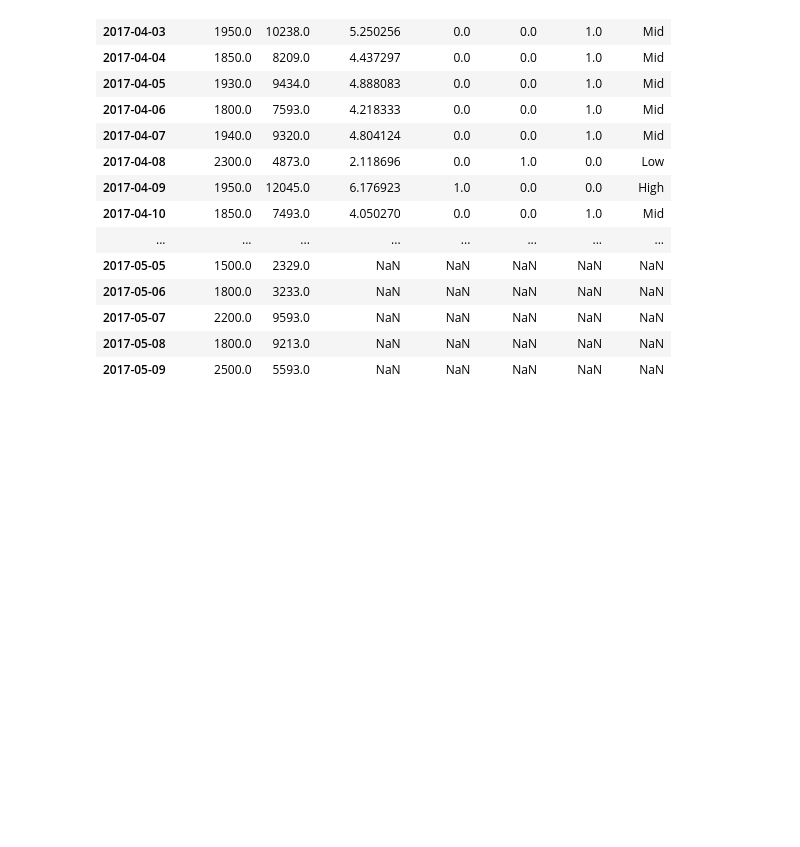
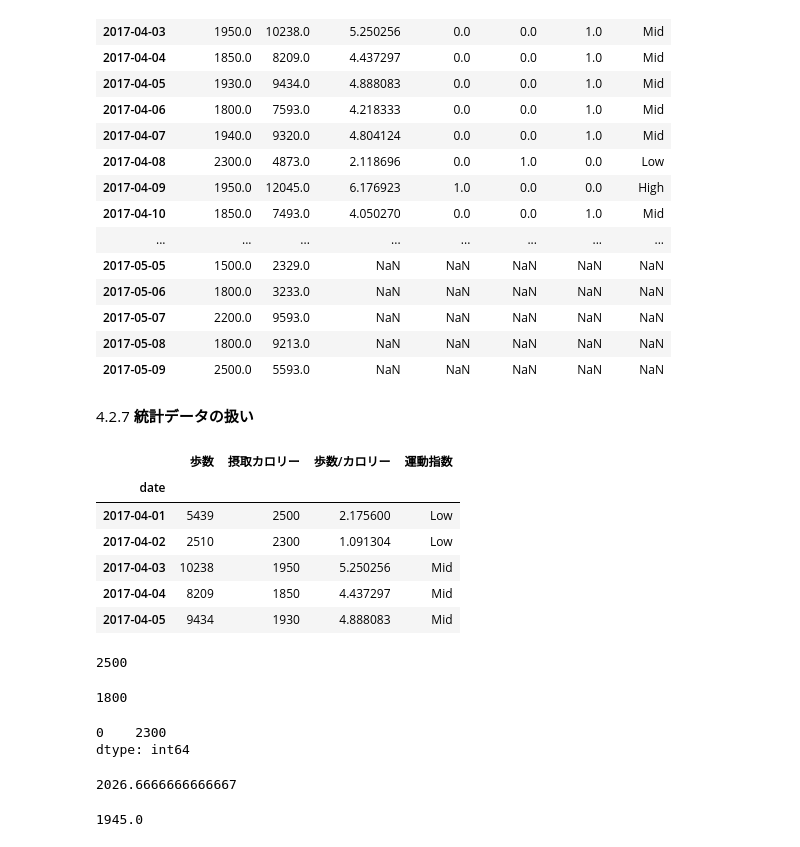
Before and after one commit to YukiNoji3/SampleCode, a Jupyter notebook: Python_DataAnalysis(pandas).ipynb, the cells around one changed output. Saved outputs shown, nothing was run; the diff lists cells and outputs as text; code cells hidden in the pictures; blank space fills up the shorter version.

```diff
--- a/Python_DataAnalysis(pandas).ipynb
+++ b/Python_DataAnalysis(pandas).ipynb
@@ -887,3 +474,38 @@ df_merged_0405
 | 2017-05-07 | 2200.0 | 9593.0 | NaN | NaN | NaN | NaN | NaN |
 | 2017-05-08 | 1800.0 | 9213.0 | NaN | NaN | NaN | NaN | NaN |
 | 2017-05-09 | 2500.0 | 5593.0 | NaN | NaN | NaN | NaN | NaN |
+# %% [markdown]
+4.2.7 **統計データの扱い**
+# %%
+import pandas as pd
+df = pd.read_pickle('/content/df_201704health.pickle')
+df.head()
+# %% [output]
+|  | 歩数 | 摂取カロリー | 歩数/カロリー | 運動指数 |
+| date |  |  |  |  |
+| 2017-04-01 | 5439 | 2500 | 2.175600 | Low |
+| 2017-04-02 | 2510 | 2300 | 1.091304 | Low |
+| 2017-04-03 | 10238 | 1950 | 5.250256 | Mid |
+| 2017-04-04 | 8209 | 1850 | 4.437297 | Mid |
+| 2017-04-05 | 9434 | 1930 | 4.888083 | Mid |
+# %%
+df.loc[:, '摂取カロリー'].max()
+# %% [output]
+2500
+# %%
+df.loc[:, '摂取カロリー'].min()
+# %% [output]
+1800
+# %%
+df.loc[:, '摂取カロリー'].mode()
+# %% [output]
+0    2300
+dtype: int64
+# %%
+df.loc[:, '摂取カロリー'].mean()
+# %% [output]
+2026.6666666666667
+# %%
+df.loc[:, '摂取カロリー'].median()
+# %% [output]
+1945.0
```
Also changed, not shown: parts of 33 cells of this notebook.
